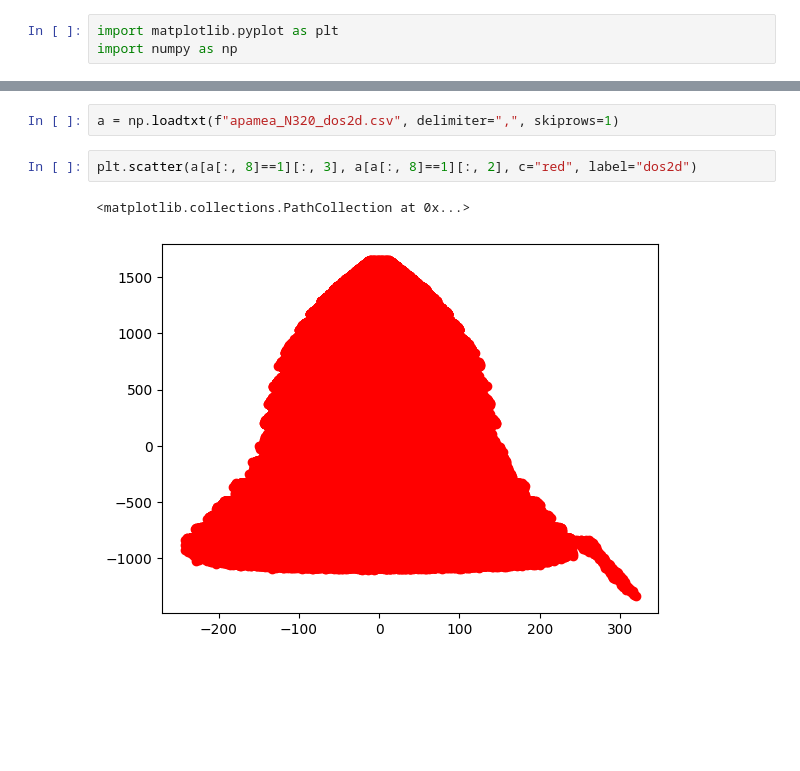
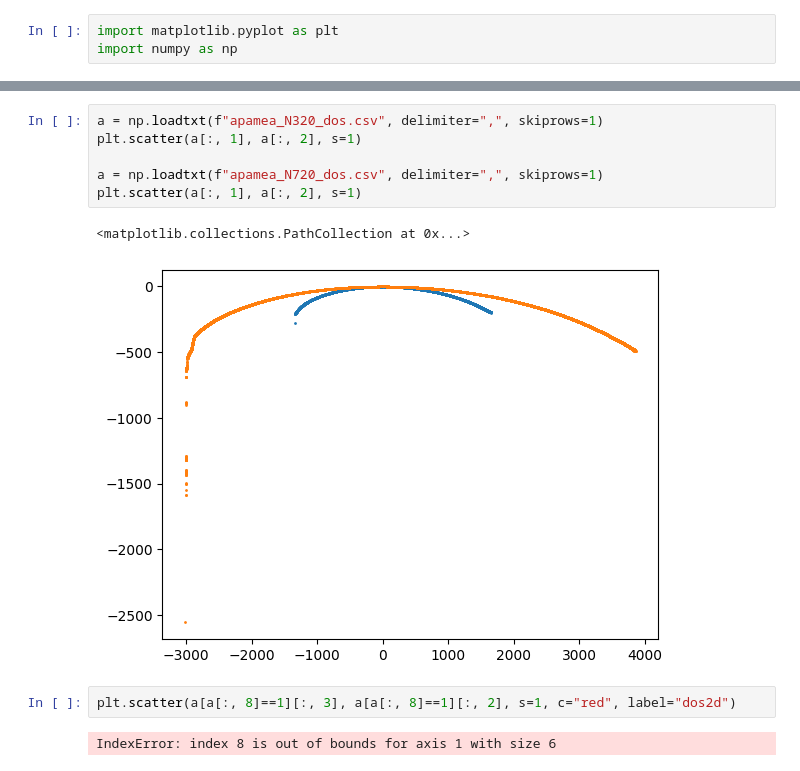
Before and after one commit to Faikert/replica_exchange_wang_landau, a Jupyter notebook: test.ipynb, the cells around one changed output, grey strips where cells are left out. Saved outputs shown, nothing was run; the diff lists cells and outputs as text; blank space fills up the shorter version.

```diff
--- a/test.ipynb
+++ b/test.ipynb
@@ -54,7 +59,13 @@ Text(0, 0.5, 'logg')
 # %%
-a = np.loadtxt(f"apamea_N320_dos2d.csv", delimiter=",", skiprows=1)
+a = np.loadtxt(f"apamea_N320_dos.csv", delimiter=",", skiprows=1)
+plt.scatter(a[:, 1], a[:, 2], s=1)
+
+a = np.loadtxt(f"apamea_N720_dos.csv", delimiter=",", skiprows=1)
+plt.scatter(a[:, 1], a[:, 2], s=1)
+# %% [output]
+<matplotlib.collections.PathCollection at 0x...>
+[figure, added]
 # %%
-plt.scatter(a[a[:, 8]==1][:, 3], a[a[:, 8]==1][:, 2], c="red", label="dos2d")
+plt.scatter(a[a[:, 8]==1][:, 3], a[a[:, 8]==1][:, 2], s=1, c="red", label="dos2d")
 # %% [output]
-<matplotlib.collections.PathCollection at 0x...>
+IndexError: index 8 is out of bounds for axis 1 with size 6
-[figure, removed]
```
Also changed, not shown: parts of 4 cells of this notebook, 7 other files.
